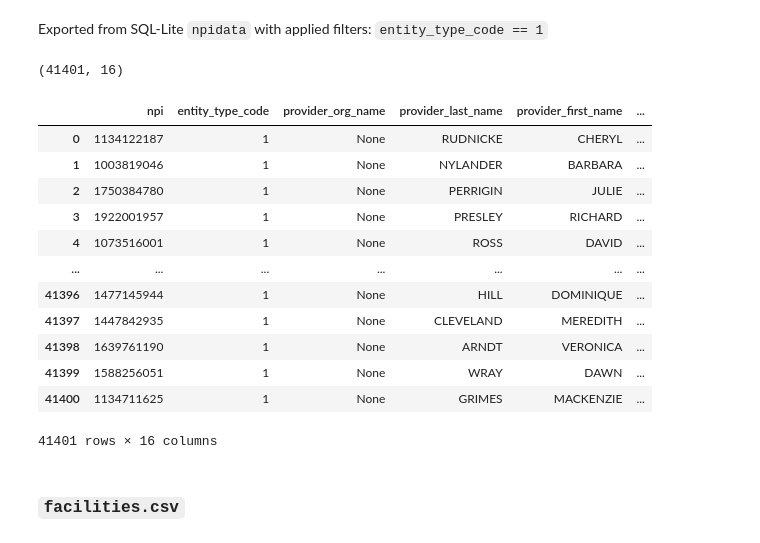
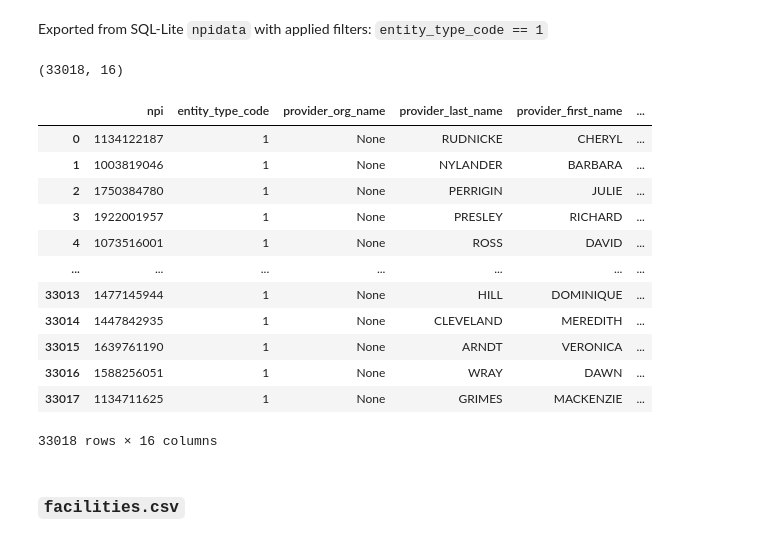
Before and after one commit to maevadevs/Hcbb-Hop-Team, a Jupyter notebook: notebooks/maeva-05-export-csv-for-neo4j.ipynb, the cells around one changed output. Cells and saved outputs as stored; diff of their text form; code cells hidden in the pictures.

```diff
--- a/notebooks/maeva-05-export-csv-for-neo4j.ipynb
+++ b/notebooks/maeva-05-export-csv-for-neo4j.ipynb
@@ -31,30 +31,30 @@ Exported from SQL-Lite `npidata` with applied filters: `entity_type_code == 1`
 # %%
 with sqlite3.connect('../data/hcbb.sqlite') as db :
     query = """
     SELECT *
     FROM npidata
-    --WHERE entity_type_code = 1;
+    WHERE entity_type_code = 1;
     """
 
     providers = pd.read_sql(query, db)
 
 display(providers.shape)
 display(providers)
 # %% [output]
-(41401, 16)
+(33018, 16)
 |  | npi | entity_type_code | provider_org_name | provider_last_name | provider_first_name | ... |
 | 0 | 1134122187 | 1 | None | RUDNICKE | CHERYL | ... |
 | 1 | 1003819046 | 1 | None | NYLANDER | BARBARA | ... |
 | 2 | 1750384780 | 1 | None | PERRIGIN | JULIE | ... |
 | 3 | 1922001957 | 1 | None | PRESLEY | RICHARD | ... |
 | 4 | 1073516001 | 1 | None | ROSS | DAVID | ... |
 | ... | ... | ... | ... | ... | ... | ... |
-| 41396 | 1477145944 | 1 | None | HILL | DOMINIQUE | ... |
-| 41397 | 1447842935 | 1 | None | CLEVELAND | MEREDITH | ... |
-| 41398 | 1639761190 | 1 | None | ARNDT | VERONICA | ... |
-| 41399 | 1588256051 | 1 | None | WRAY | DAWN | ... |
-| 41400 | 1134711625 | 1 | None | GRIMES | MACKENZIE | ... |
+| 33013 | 1477145944 | 1 | None | HILL | DOMINIQUE | ... |
+| 33014 | 1447842935 | 1 | None | CLEVELAND | MEREDITH | ... |
+| 33015 | 1639761190 | 1 | None | ARNDT | VERONICA | ... |
+| 33016 | 1588256051 | 1 | None | WRAY | DAWN | ... |
+| 33017 | 1134711625 | 1 | None | GRIMES | MACKENZIE | ... |
-41401 rows × 16 columns
+33018 rows × 16 columns
 # %% [markdown]
 ### `facilities.csv`
 # %% [markdown]
```
Also changed, not shown: parts of 6 cells of this notebook, 6 other files.
